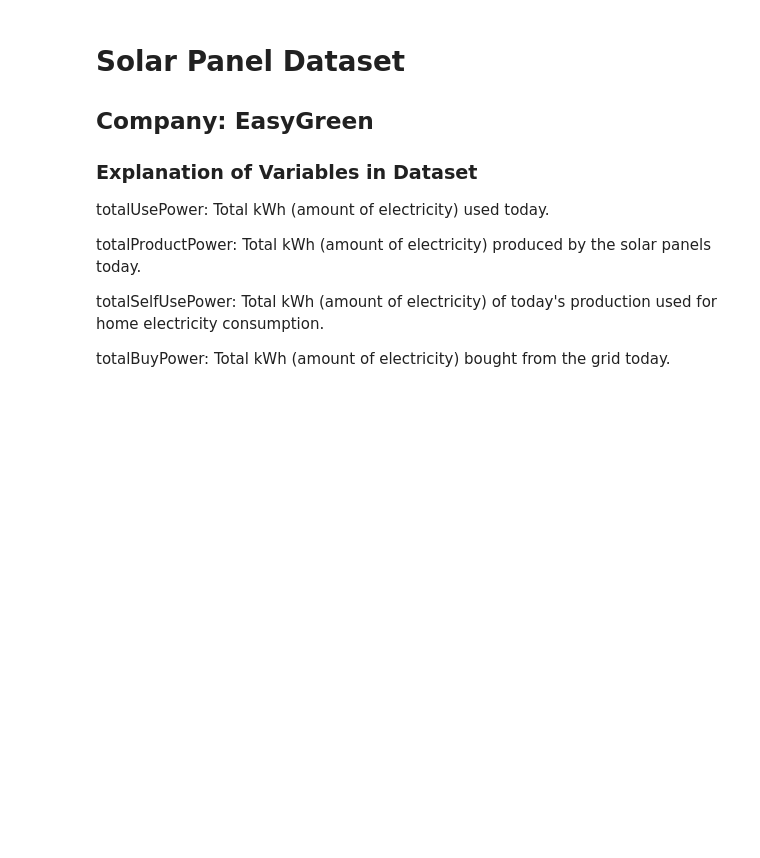
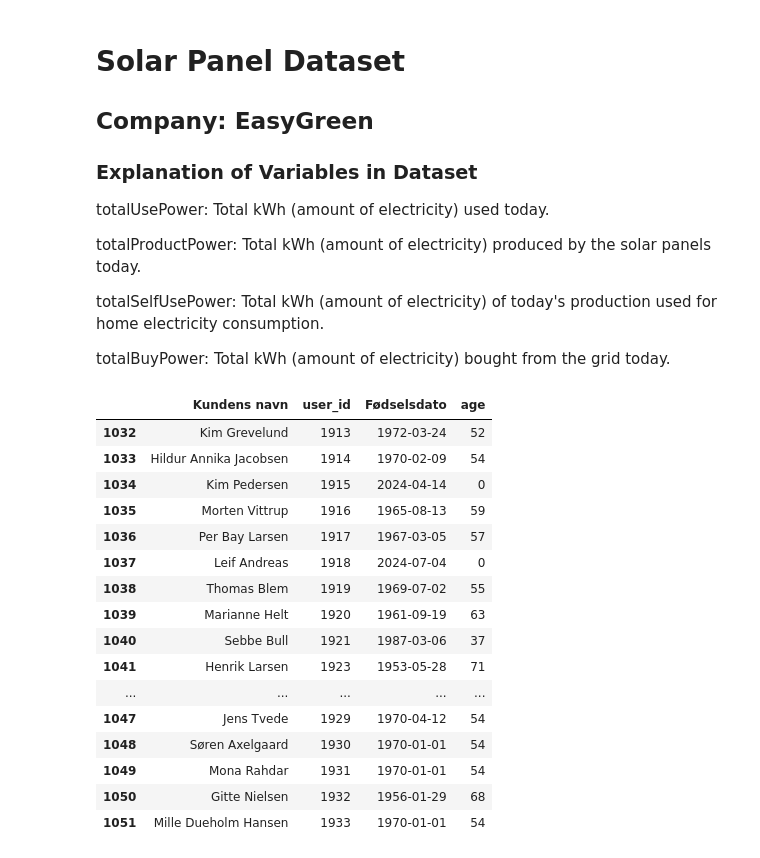
Before and after one commit to shakirmshaker/SocialDataGroup4, a Jupyter notebook: preprocessing/finalProjectDataset.ipynb, the cells around one changed output. Drawn from its saved outputs; the diff is of its cells as text; code cells hidden in the pictures; blank space fills up the shorter version.

Commit message:
added age column and removed customer names

```diff
--- a/preprocessing/finalProjectDataset.ipynb
+++ b/preprocessing/finalProjectDataset.ipynb
@@ -46,6 +46,39 @@ addressData = pd.read_csv('addressData.csv')
 # rename Kunde ID to user_id, Kundens navn to name, CPR adresse to address
 addressData.rename(columns={'Kunde ID':'user_id', 'Kundens navn':'name', 'CPR adresse':'address'}, inplace=True)
 addressData['user_id'] = addressData['user_id'].fillna(0).astype(int)
+# %%
+ageData = pd.read_csv('../data/ageData.csv')
+# create a new column with the age of the user calculated by Fødseldato (date of birth)
+ageData['Fødselsdato'] = ageData['Fødselsdato'].fillna(0)
+ageData['Fødselsdato'] = pd.to_datetime(ageData['Fødselsdato'], errors='coerce')
+ageData['Alder'] = 2024 - ageData['Fødselsdato'].dt.year
+
+# convert age to int
+ageData['Alder'] = ageData['Alder'].fillna(0).astype(int)
+ageData['Kunde ID'] = ageData['Kunde ID'].fillna(0).astype(int)
+
+# rename Kunde ID to user_id, Alder to age
+ageData.rename(columns={'Kunde ID':'user_id', 'Alder':'age'}, inplace=True)
+
+ageData.tail(20)
+# %% [output]
+|  | Kundens navn | user_id | Fødselsdato | age |
+| 1032 | Kim Grevelund | 1913 | 1972-03-24 | 52 |
+| 1033 | Hildur Annika Jacobsen | 1914 | 1970-02-09 | 54 |
+| 1034 | Kim Pedersen | 1915 | 2024-04-14 | 0 |
+| 1035 | Morten Vittrup | 1916 | 1965-08-13 | 59 |
+| 1036 | Per Bay Larsen | 1917 | 1967-03-05 | 57 |
+| 1037 | Leif Andreas | 1918 | 2024-07-04 | 0 |
+| 1038 | Thomas Blem | 1919 | 1969-07-02 | 55 |
+| 1039 | Marianne Helt | 1920 | 1961-09-19 | 63 |
+| 1040 | Sebbe Bull | 1921 | 1987-03-06 | 37 |
+| 1041 | Henrik Larsen | 1923 | 1953-05-28 | 71 |
+| ... | ... | ... | ... | ... |
+| 1047 | Jens Tvede | 1929 | 1970-04-12 | 54 |
+| 1048 | Søren Axelgaard | 1930 | 1970-01-01 | 54 |
+| 1049 | Mona Rahdar | 1931 | 1970-01-01 | 54 |
+| 1050 | Gitte Nielsen | 1932 | 1956-01-29 | 68 |
+| 1051 | Mille Dueholm Hansen | 1933 | 1970-01-01 | 54 |
 # %%
 def clean_addresses(address):
     # Replace unwanted characters with a space or remove them
```
Also changed, not shown: parts of 1 cell of this notebook, 3 other files.
